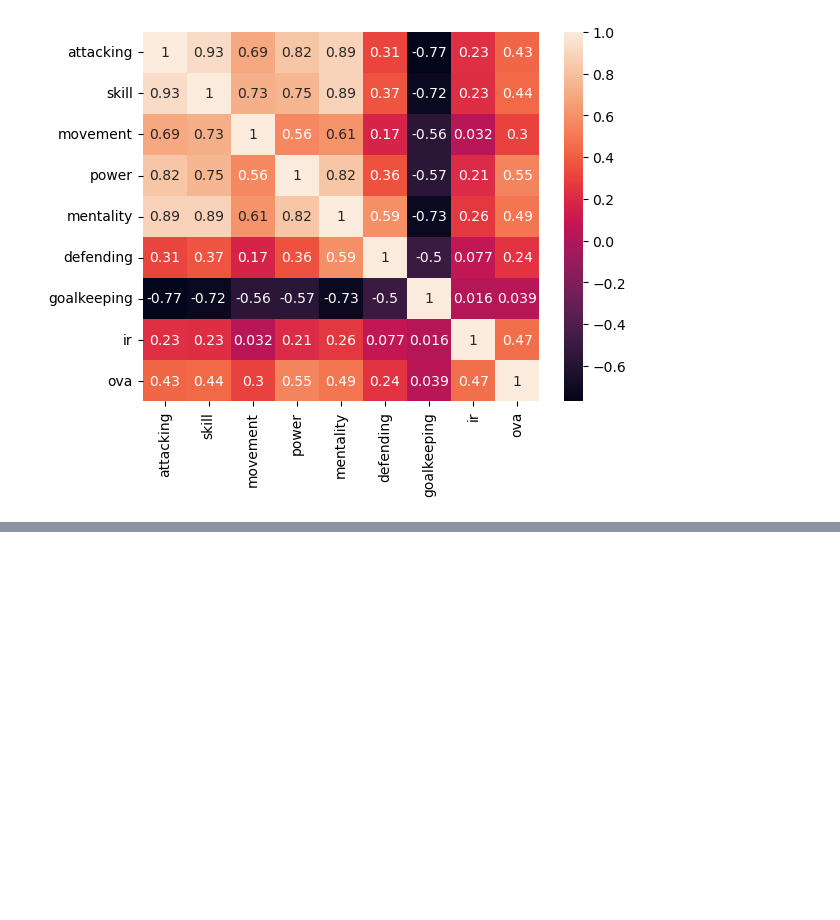
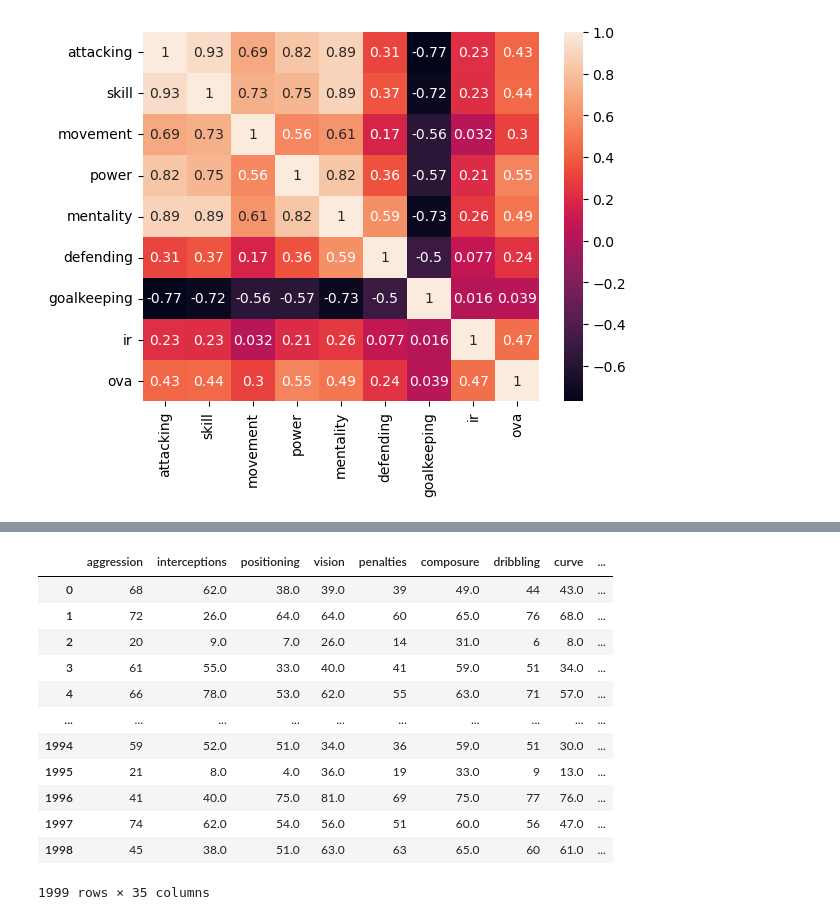
Before and after one commit to laiagomezmessia/Fifa_21_Project, a Jupyter notebook: Fifa21_Project.ipynb, the cells around one changed output, grey strips where cells are left out. Saved outputs shown, nothing was run; the diff lists cells and outputs as text; code cells hidden in the pictures; blank space fills up the shorter version.

```diff
--- a/Fifa21_Project.ipynb
+++ b/Fifa21_Project.ipynb
@@ -400,0 +557,40 @@ r2_score(y_test, predictions_test_impr_2)
+# %%
+df_validate = pd.read_csv('./fifa21_validate.csv')
+# %%
+X4 = df_validate.drop(['OVA'], axis=1)
+y4 = df_validate['OVA']
+# %%
+def preprocess4(df):
+    df = df.drop_duplicates()
+    df.columns = df.columns.str.lower().str.replace(' ','_')
+    df['ir'] = pd.to_numeric(df['ir'].str.rstrip('★'), errors='coerce')
+    desired_columns = ['aggression', 'interceptions', 'positioning',  'vision', 'penalties', 'composure', 'dribbling','curve', 'fk_accuracy', 'long_passing', 'ball_control', 'defending', 'standing_tackle', 'sliding_tackle', 'acceleration', 'sprint_speed', 'agility', 'reactions', 'balance', 'gk_diving', 'gk_handling', 'gk_kicking', 'gk_positioning', 'gk_reflexes', 'shot_power', 'jumping', 'stamina', 'strength', 'long_shots', 'ir', 'crossing', 'finishing', 'heading_accuracy', 'short_passing', 'volleys']
+    df = df.loc[:, desired_columns]
+    df['interceptions'].fillna(df['interceptions'].mean(), inplace=True)
+    df['positioning'].fillna(df['positioning'].mean(), inplace=True)
+    df['composure'].fillna(df['composure'].mean(), inplace=True)
+    df['vision'].fillna(df['vision'].mean(), inplace=True)
+    df['curve'].fillna(df['curve'].mean(), inplace=True)
+    df['sliding_tackle'].fillna(df['sliding_tackle'].mean(), inplace=True)
+    df['agility'].fillna(df['agility'].mean(), inplace=True)
+    df['balance'].fillna(df['balance'].mean(), inplace=True)
+    df['jumping'].fillna(df['jumping'].mean(), inplace=True)
+    df['volleys'].fillna(df['volleys'].mean(), inplace=True)
+    return df
+
+X4 = preprocess4(X4)
+X4
+# %% [output]
+|  | aggression | interceptions | positioning | vision | penalties | composure | dribbling | curve | ... |
+| 0 | 68 | 62.0 | 38.0 | 39.0 | 39 | 49.0 | 44 | 43.0 | ... |
+| 1 | 72 | 26.0 | 64.0 | 64.0 | 60 | 65.0 | 76 | 68.0 | ... |
+| 2 | 20 | 9.0 | 7.0 | 26.0 | 14 | 31.0 | 6 | 8.0 | ... |
+| 3 | 61 | 55.0 | 33.0 | 40.0 | 41 | 59.0 | 51 | 34.0 | ... |
+| 4 | 66 | 78.0 | 53.0 | 62.0 | 55 | 63.0 | 71 | 57.0 | ... |
+| ... | ... | ... | ... | ... | ... | ... | ... | ... | ... |
+| 1994 | 59 | 52.0 | 51.0 | 34.0 | 36 | 59.0 | 51 | 30.0 | ... |
+| 1995 | 21 | 8.0 | 4.0 | 36.0 | 19 | 33.0 | 9 | 13.0 | ... |
+| 1996 | 41 | 40.0 | 75.0 | 81.0 | 69 | 75.0 | 77 | 76.0 | ... |
+| 1997 | 74 | 62.0 | 54.0 | 56.0 | 51 | 60.0 | 56 | 47.0 | ... |
+| 1998 | 45 | 38.0 | 51.0 | 63.0 | 63 | 65.0 | 60 | 61.0 | ... |
+1999 rows × 35 columns
```
Also changed, not shown: parts of 76 cells of this notebook, 1 other file.
